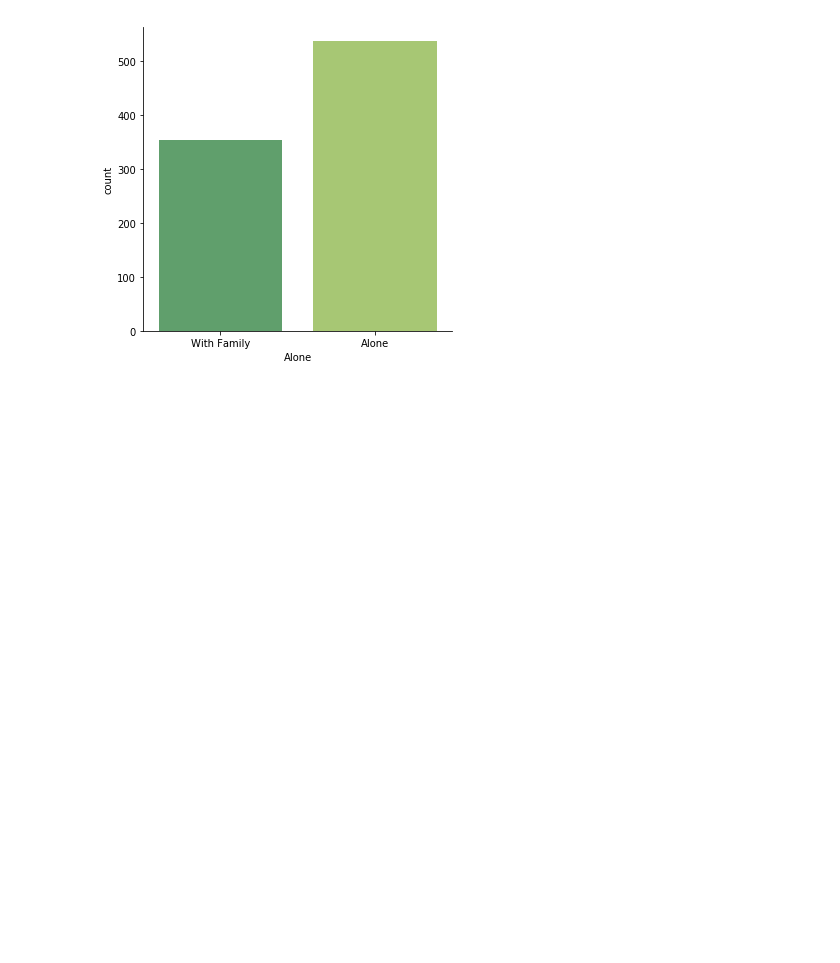
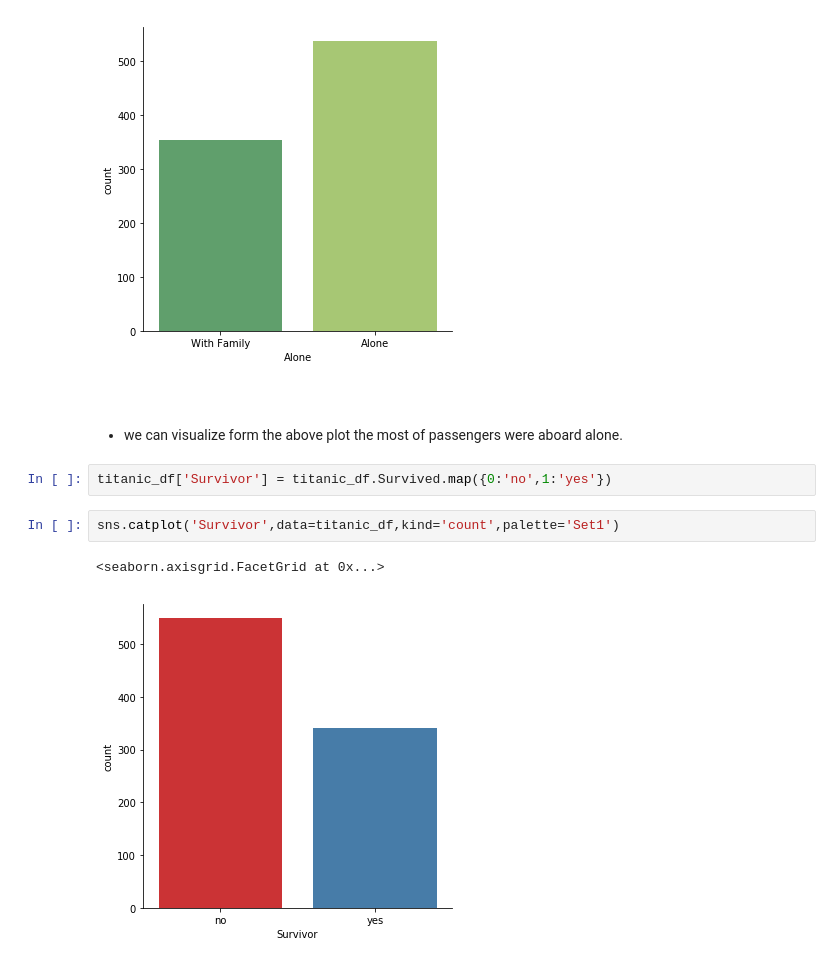
Before and after one commit to mastermindLAB/Working_with_Pandas_Numpy_Seaborn, a Jupyter notebook: Titanic dataset.ipynb, the cells around one changed output. Drawn from its saved outputs; the diff is of its cells as text; blank space fills up the shorter version.

Commit message:
updated data analysis
complete analysis

```diff
--- a/Titanic dataset.ipynb
+++ b/Titanic dataset.ipynb
@@ -253,3 +255,14 @@ sns.catplot('Alone',kind='count',data=titanic_df,palette ='summer')
 # %% [output]
 <seaborn.axisgrid.FacetGrid at 0x...>
 [figure]
+# %% [markdown]
+<br>
+# %% [markdown]
+* we can visualize form the above plot the most of passengers were aboard alone. <br>
+# %%
+titanic_df['Survivor'] = titanic_df.Survived.map({0:'no',1:'yes'})
+# %%
+sns.catplot('Survivor',data=titanic_df,kind='count',palette='Set1')
+# %% [output]
+<seaborn.axisgrid.FacetGrid at 0x...>
+[figure, added]
```
Also changed, not shown: parts of 20 cells of this notebook.
